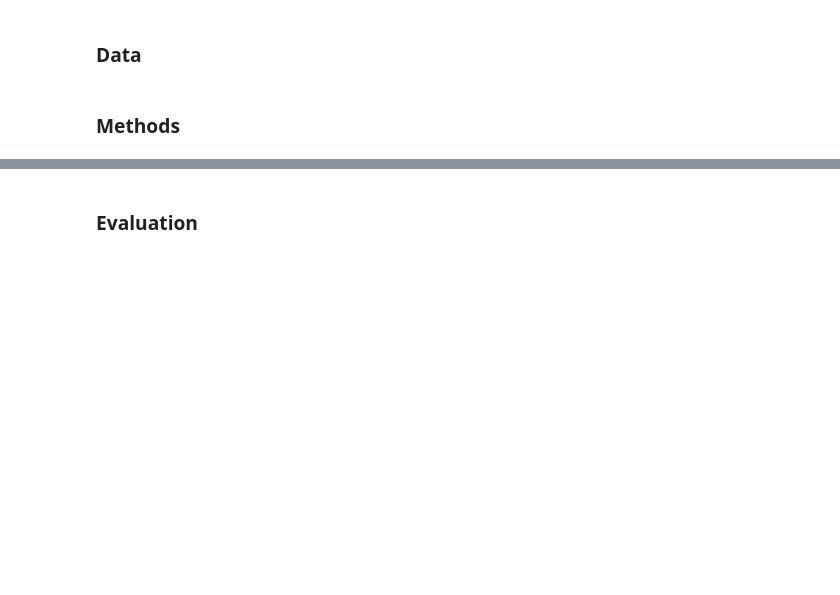
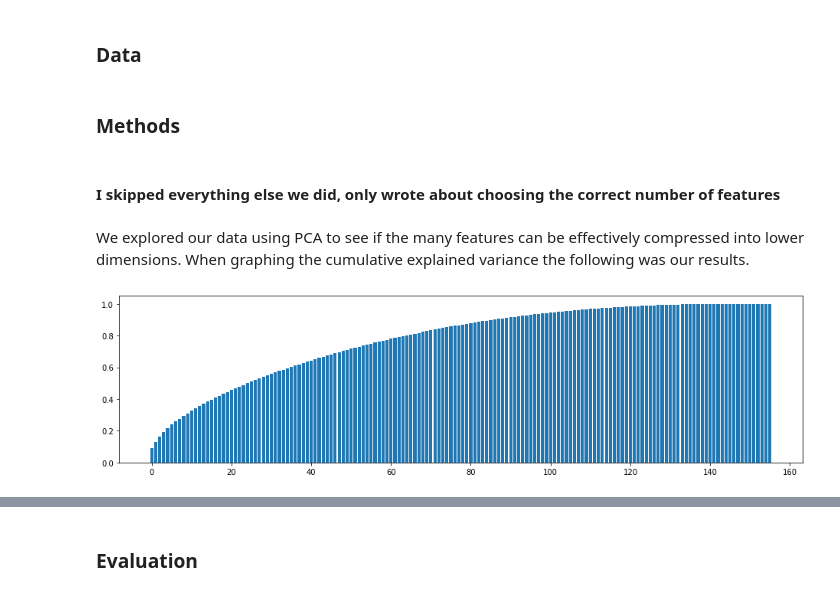
Before and after one commit to samialisayed/MachineLearning-Final-Project, a Jupyter notebook: project.ipynb, the cells around one changed output, grey strips where cells are left out. Drawn from its saved outputs; the diff is of its cells as text; code cells hidden in the pictures; blank space fills up the shorter version.

```diff
--- a/project.ipynb
+++ b/project.ipynb
@@ -15,5 +23,24 @@ Our goal was to accurately predict the sale price of a property in Amos, Texas a
 ### Background
 # %% [markdown]
 ### Data
+# %%
+from project import get_data
+from sklearn.model_selection import train_test_split
+
+data, target = get_data('train.csv')
+X_train, X_test, y_train, y_test = train_test_split(data, target, test_size=.3)
+y_train_binned = [0 if price <= 120000 else 1 if price <= 200000 else 2 for price in y_train]
+y_test_binned  = [0 if price <= 120000 else 1 if price <= 200000 else 2 for price in y_test]
+y_train_log = np.log(y_train)
+y_test_log = np.log(y_test)
 # %% [markdown]
 ### Methods
+# %% [markdown]
+#### I skipped everything else we did, only wrote about choosing the correct number of features
+# %% [markdown]
+We explored our data using PCA to see if the many features can be effectively compressed into lower dimensions. When graphing the cumulative explained variance the following was our results.
+# %%
+from project import graph_cum_variance
+graph_cum_variance(X_train, y_train)
+# %% [output]
+[figure, added]
```
Also changed, not shown: parts of 17 cells of this notebook, 3 other files.
